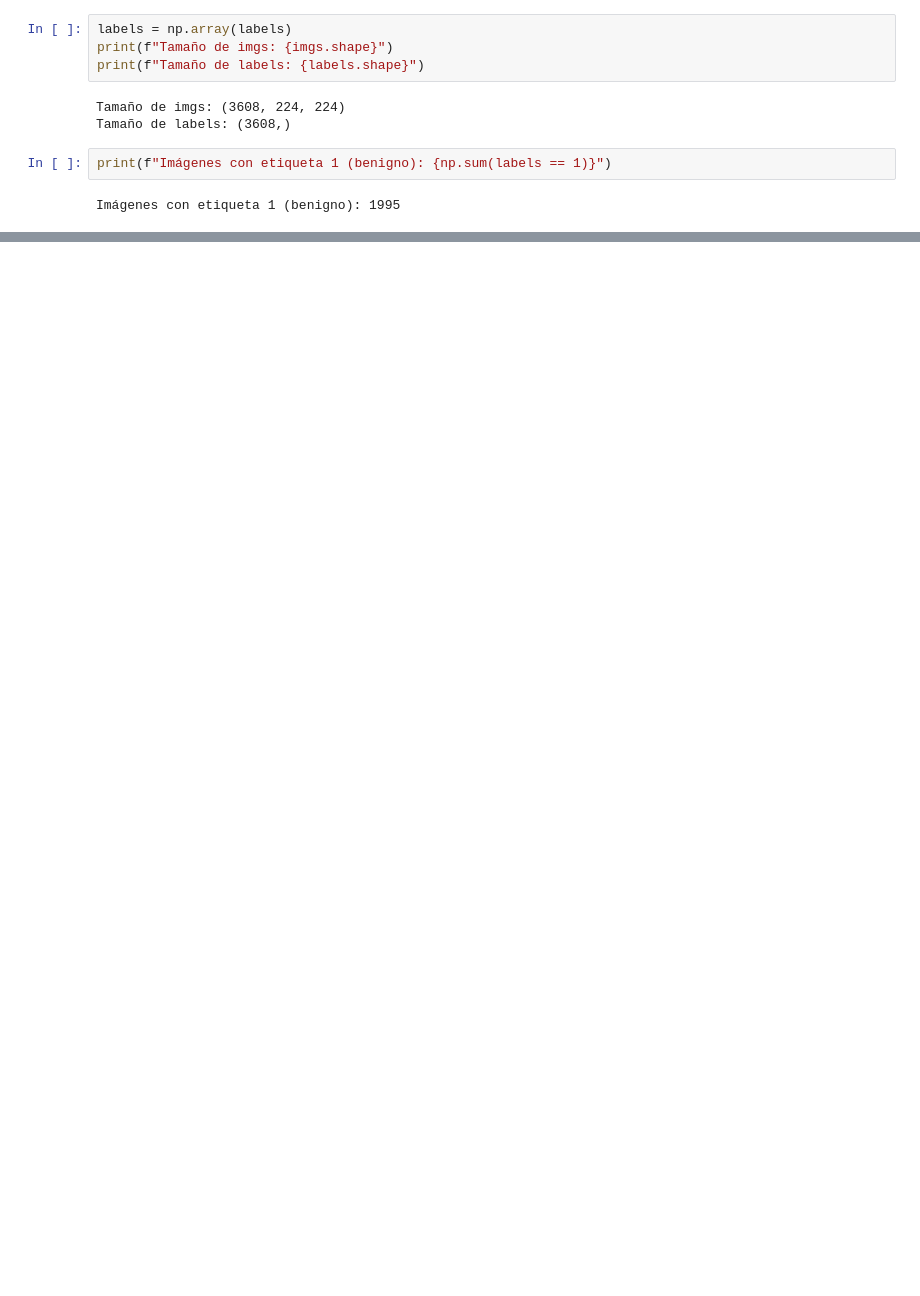
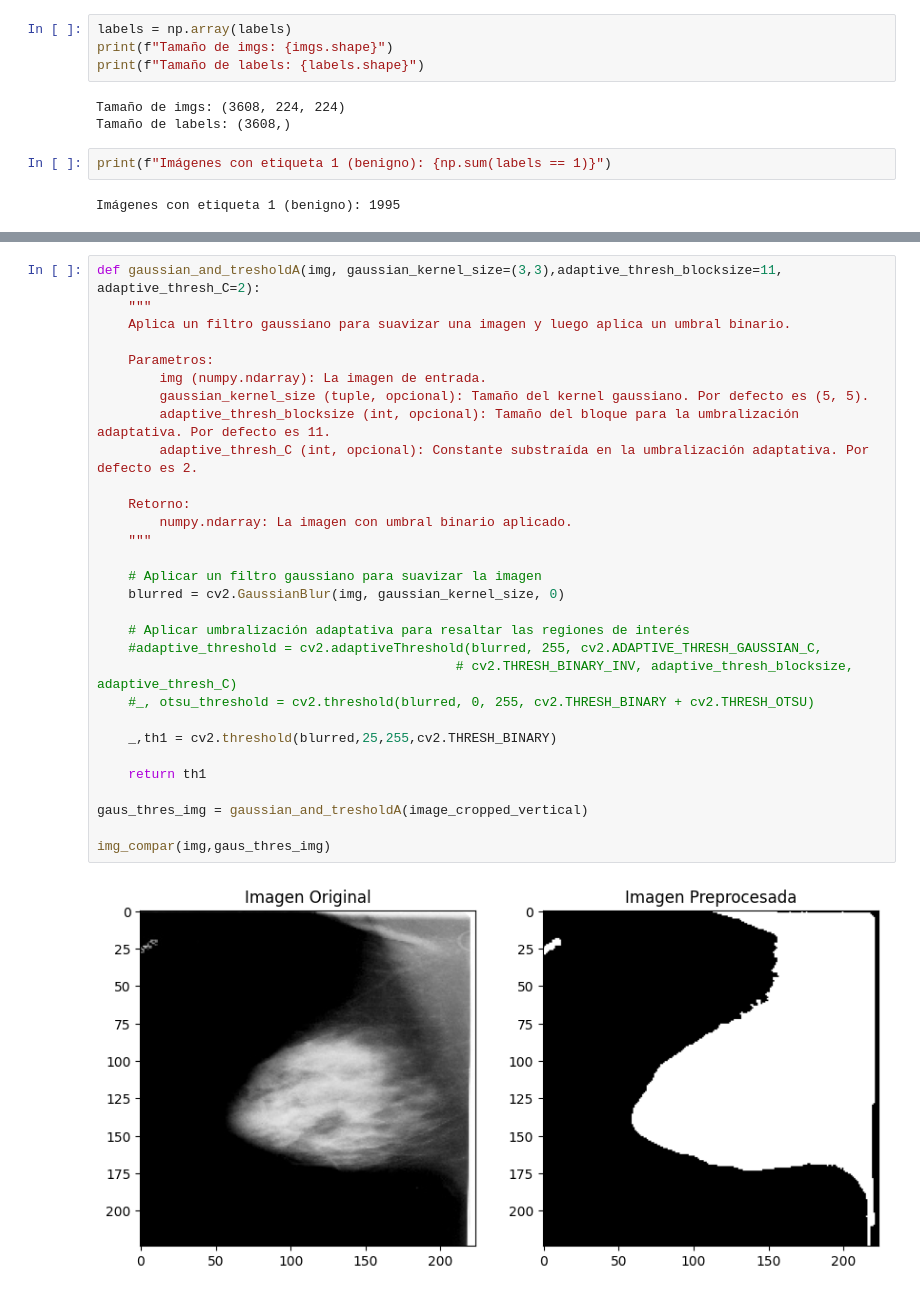
Before and after one commit to AndreaCTS/Semillero, a Jupyter notebook: DataAugmentation.ipynb, the cells around one changed output, grey strips where cells are left out. Cells and saved outputs as stored; diff of their text form; blank space fills up the shorter version.

```diff
--- a/DataAugmentation.ipynb
+++ b/DataAugmentation.ipynb
@@ -199,0 +209,32 @@ else:
+# %%
+def gaussian_and_tresholdA(img, gaussian_kernel_size=(3,3),adaptive_thresh_blocksize=11, adaptive_thresh_C=2):
+    """
+    Aplica un filtro gaussiano para suavizar una imagen y luego aplica un umbral binario.
+
+    Parametros:
+        img (numpy.ndarray): La imagen de entrada.
+        gaussian_kernel_size (tuple, opcional): Tamaño del kernel gaussiano. Por defecto es (5, 5).
+        adaptive_thresh_blocksize (int, opcional): Tamaño del bloque para la umbralización adaptativa. Por defecto es 11.
+        adaptive_thresh_C (int, opcional): Constante substraída en la umbralización adaptativa. Por defecto es 2.
+
+    Retorno:
+        numpy.ndarray: La imagen con umbral binario aplicado.
+    """
+
+    # Aplicar un filtro gaussiano para suavizar la imagen
+    blurred = cv2.GaussianBlur(img, gaussian_kernel_size, 0)
+
+    # Aplicar umbralización adaptativa para resaltar las regiones de interés
+    #adaptive_threshold = cv2.adaptiveThreshold(blurred, 255, cv2.ADAPTIVE_THRESH_GAUSSIAN_C,
+                                              # cv2.THRESH_BINARY_INV, adaptive_thresh_blocksize, adaptive_thresh_C)
+    #_, otsu_threshold = cv2.threshold(blurred, 0, 255, cv2.THRESH_BINARY + cv2.THRESH_OTSU)
+
+    _,th1 = cv2.threshold(blurred,25,255,cv2.THRESH_BINARY)
+
+    return th1
+
+gaus_thres_img = gaussian_and_tresholdA(image_cropped_vertical)
+
+img_compar(img,gaus_thres_img)
+# %% [output]
+[figure, added]
```
Also changed, not shown: parts of 30 cells of this notebook, 2 other files.
